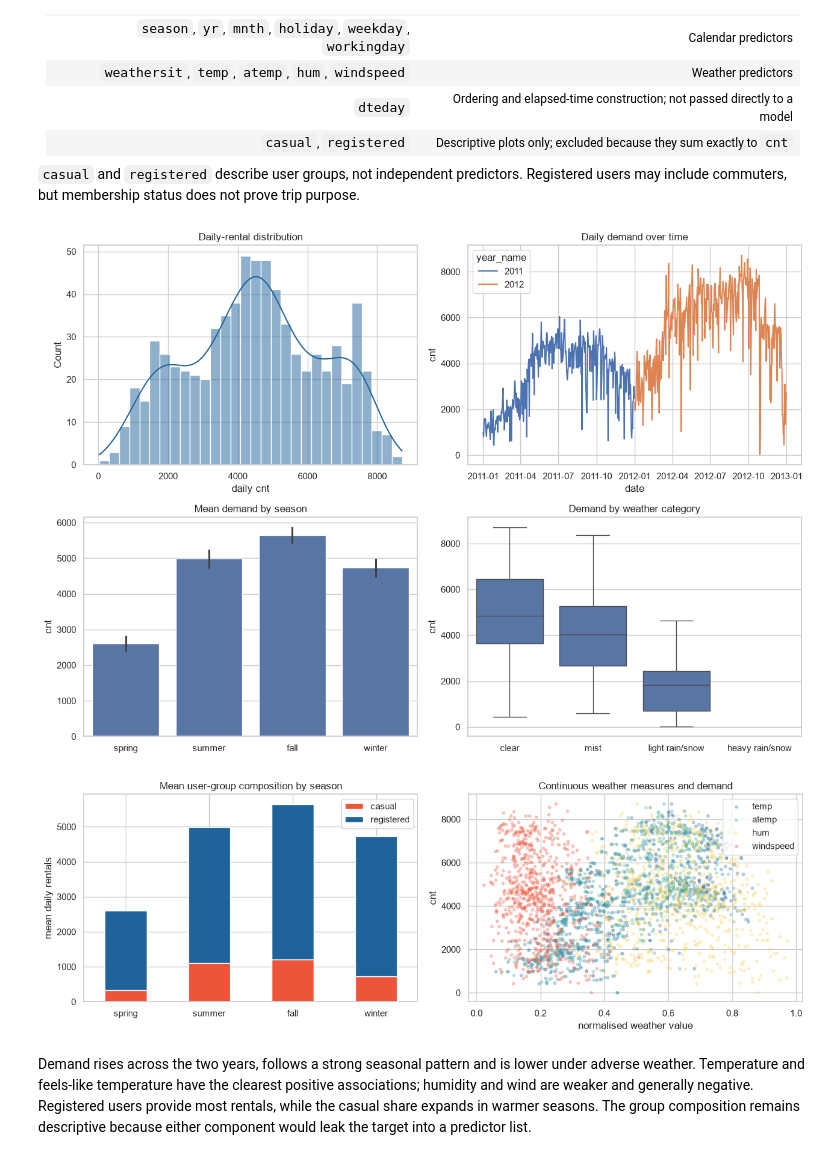
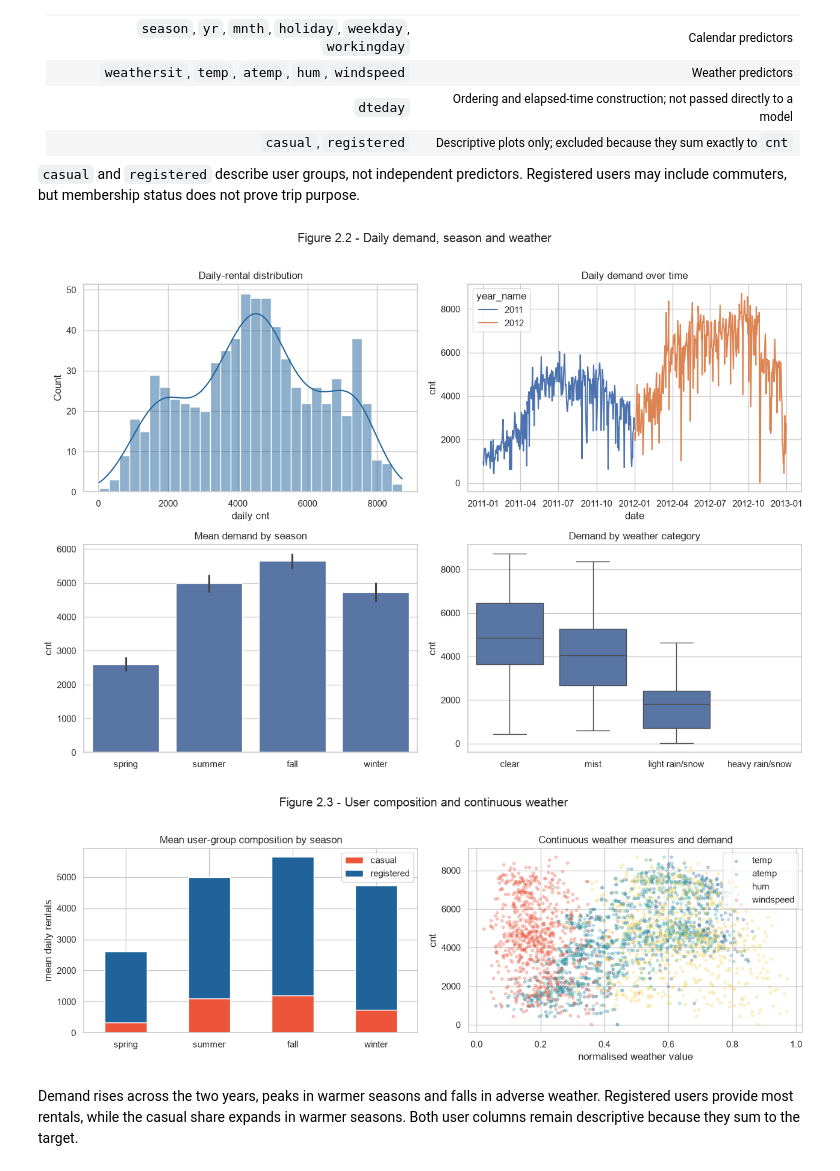
Before and after one commit to lfariabr/masters-swe-ai, a Jupyter notebook: 2026-T2/MLN/assignments/Assessment3/notebook/MLN601FariaLuisBrief3v4.ipynb, the cells around one changed output. Drawn from its saved outputs; the diff is of its cells as text; code cells hidden in the pictures.

```diff
--- a/2026-T2/MLN/assignments/Assessment3/notebook/MLN601FariaLuisBrief3v4.ipynb
+++ b/2026-T2/MLN/assignments/Assessment3/notebook/MLN601FariaLuisBrief3v4.ipynb
@@ -219,33 +219,35 @@ Weather category 4 does not occur. The supported input domain is therefore categ
 # %%
 season_lbl = {1: "spring", 2: "summer", 3: "fall", 4: "winter"}
 weather_lbl = {1: "clear", 2: "mist", 3: "light rain/snow", 4: "heavy rain/snow"}
 day_df["season_name"] = day_df.season.map(season_lbl)
 day_df["weather_name"] = day_df.weathersit.map(weather_lbl)
 day_df["year_name"] = day_df.yr.map({0: "2011", 1: "2012"})
 
 fig, ax = plt.subplots(2, 2, figsize=(13, 9))
 sns.histplot(day_df.cnt, bins=30, kde=True, ax=ax[0, 0], color="#20639B")
 ax[0, 0].set(title="Daily-rental distribution", xlabel="daily cnt")
 sns.lineplot(data=day_df, x="dteday", y="cnt", hue="year_name", ax=ax[0, 1])
 ax[0, 1].set(title="Daily demand over time", xlabel="date", ylabel="cnt")
 sns.barplot(data=day_df, x="season_name", y="cnt", order=["spring", "summer", "fall", "winter"], ax=ax[1, 0])
 ax[1, 0].set(title="Mean demand by season", xlabel="")
 sns.boxplot(data=day_df, x="weather_name", y="cnt", order=["clear", "mist", "light rain/snow", "heavy rain/snow"], ax=ax[1, 1])
 ax[1, 1].set(title="Demand by weather category", xlabel="")
+fig.suptitle("Figure 2.2 - Daily demand, season and weather", y=1.01)
 plt.tight_layout(); plt.savefig(FIG_DIR / "v4_daily_eda.png", dpi=150); plt.show()
 
 comp = day_df.groupby("season_name")[["casual", "registered"]].mean().reindex(["spring", "summer", "fall", "winter"])
 fig, ax = plt.subplots(1, 2, figsize=(13, 4.5))
 comp.plot(kind="bar", stacked=True, ax=ax[0], color=["#ED553B", "#20639B"])
 ax[0].set(title="Mean user-group composition by season", xlabel="", ylabel="mean daily rentals")
 ax[0].tick_params(axis="x", rotation=0)
 for c, color in zip(["temp", "atemp", "hum", "windspeed"], ["#20639B", "#3CAEA3", "#F6D55C", "#ED553B"]):
     ax[1].scatter(day_df[c], day_df.cnt, s=10, alpha=.28, label=c, color=color)
 ax[1].set(title="Continuous weather measures and demand", xlabel="normalised weather value", ylabel="cnt")
 ax[1].legend()
+fig.suptitle("Figure 2.3 - User composition and continuous weather", y=1.02)
 plt.tight_layout(); plt.savefig(FIG_DIR / "v4_composition_weather.png", dpi=150); plt.show()
 # %% [output]
-[figure, old version]
+[figure, new version]
-[figure, old version]
+[figure, new version]
 # %% [markdown]
-Demand rises across the two years, follows a strong seasonal pattern and is lower under adverse weather. Temperature and feels-like temperature have the clearest positive associations; humidity and wind are weaker and generally negative. Registered users provide most rentals, while the casual share expands in warmer seasons. The group composition remains descriptive because either component would leak the target into a predictor list.
+Demand rises across the two years, peaks in warmer seasons and falls in adverse weather. Registered users provide most rentals, while the casual share expands in warmer seasons. Both user columns remain descriptive because they sum to the target.
```
Also changed, not shown: parts of 52 cells of this notebook, 15 other files.
